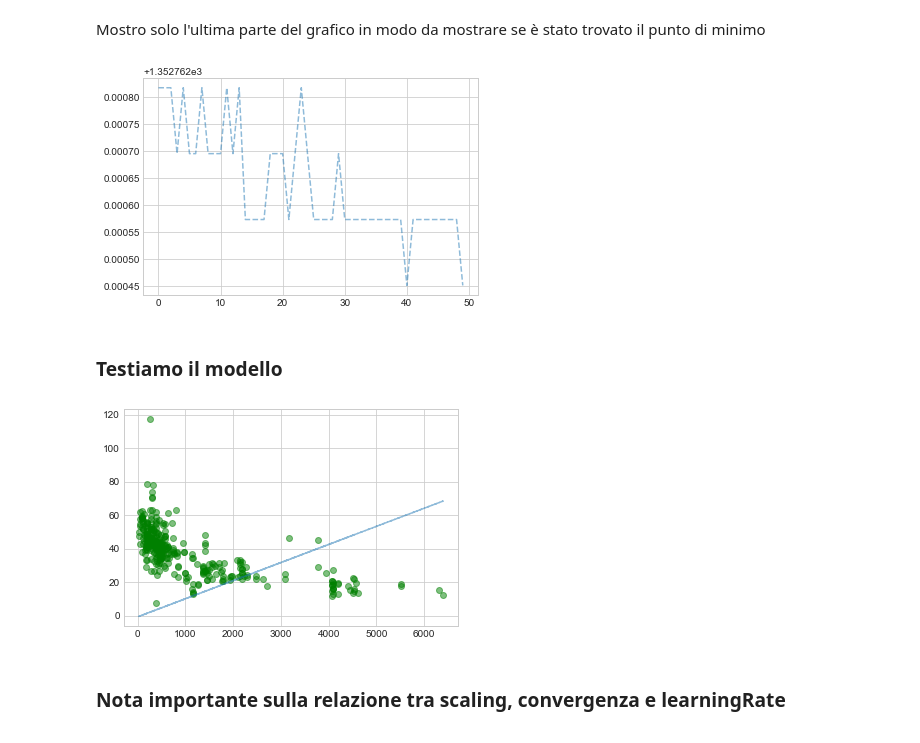
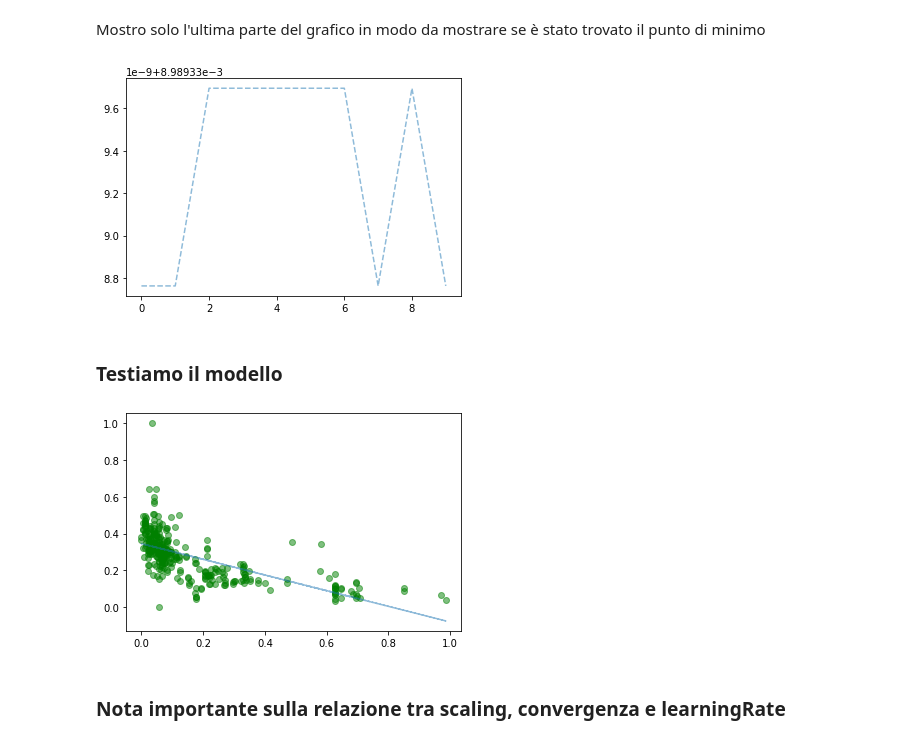
Before and after one commit to ermlau/NotebookML, a Jupyter notebook: 02 Linear Regression.ipynb, the cells around one changed output. Drawn from its saved outputs; the diff is of its cells as text; code cells hidden in the pictures.

```diff
--- a/Linear Regression.ipynb
+++ b/02 Linear Regression.ipynb
@@ -163,7 +173,7 @@ for epoch in range(epochs):
 
     # Cancella i buffer dei gradienti perché non vogliamo che alcun gradiente dell'epoca precedente venga portato avanti
     # in altre parole, non vogliamo cumulare i gradienti
-    optimizer.zero_grad()
+    StochasticGradientDescent.zero_grad()
     # l'accumulazione del gradiente è una tecnica che permette di superare i limiti del proprio hardware
     # creando tanti minibatch da un grande singolo batch e cumulando il gradiente per i minibatch
     # in questo modo è possibile aggiornare i pesi del modello solo alla fine del batch e non dei vari minibatch
@@ -174,14 +184,14 @@ for epoch in range(epochs):
     outputs = model(inputs)
 
     # otteniamo la perdita per l'output previsto
-    loss = criterion(outputs, labels)
+    loss = MeanSquaredError(outputs, labels)
     print(loss) # stampiamo le perdite
 
     # otteniamo i gradienti rispetto ai parametri
     loss.backward()
 
     # update parametri
-    optimizer.step()
+    StochasticGradientDescent.step()
 
     print('epoch {}, loss {}'.format(epoch, loss.item()))
 # %% [output]
@@ -251,19 +259,19 @@ my_data = np.genfromtxt('data/realestate.csv', delimiter=',', names=True)
 # %% [markdown]
 Prendiamo come esempio la distanza delle case rispetto alle stazioni di metro
 # %%
-x_data = np.array(my_data['X3_distance_to_the_nearest_MRT_station'], dtype=np.float32).reshape(-1, 1)
+x_data_orig = np.array(my_data['X3_distance_to_the_nearest_MRT_station'], dtype=np.float32).reshape(-1, 1)
 # X2_house_age, X3_distance_to_the_nearest_MRT_station, X4_number_of_convenience_stores
-y_data = np.array(my_data['Y_house_price_of_unit_area'], dtype=np.float32).reshape(-1, 1)
+y_data_orig = np.array(my_data['Y_house_price_of_unit_area'], dtype=np.float32).reshape(-1, 1)
 # %%
 # minmax scaling
 Scala = 1
-XMin = np.amin(x_data)
-XMax = np.amax(x_data)
-#x_data = ((x_data - XMin) / (XMax-XMin)) * Scala
+XMin = np.amin(x_data_orig)
+XMax = np.amax(x_data_orig)
+x_data = ((x_data_orig - XMin) / (XMax-XMin)) * Scala
 
-YMin = np.amin(y_data)
-YMax = np.amax(y_data)
-#y_data = ((y_data - YMin) / (YMax-YMin)) * Scala
+YMin = np.amin(y_data_orig)
+YMax = np.amax(y_data_orig)
+y_data = ((y_data_orig - YMin) / (YMax-YMin)) * Scala
 
 # è necessario fare lo scaling dei dati di x e y in modo da evitare il gradient explosion
 # senza fare lo scaling il loss và subito a nan dopo poche epoche
@@ -284,8 +292,8 @@ plt.show()
 inputDim = 1        # grandezza dimensione input x
 outputDim = 1       # grandezza dimensione output y
 #learningRate = 0.35  # 0.3
-learningRate = 0.000000001
-epochs = 2000        # 200
+learningRate = 0.3
+epochs = 400        # 200
 
 model2 = linearRegression(inputDim, outputDim) # istanzio la classe definita prima
 
@@ -379,13 +387,13 @@ plt.show()
 # %% [markdown]
 Mostro solo l'ultima parte del grafico in modo da mostrare se è stato trovato il punto di minimo
 # %%
-numPos = 50  # visualizzo le ultime 50 posizioni
+numPos = 10  # visualizzo le ultime 50 posizioni
 ZoomOnLastNumber = LossStory[(epochs-numPos):]
 plt.clf()
 plt.plot(range(numPos), ZoomOnLastNumber, '--', alpha=0.5)
 plt.show()
 # %% [output]
-[figure, old version]
+[figure, new version]
 # %% [markdown]
 ### Testiamo il modello
 # %%
@@ -405,7 +413,7 @@ plt.plot(x_train, y_train, 'go', label='True data', alpha=0.5) # disegno i punti
 plt.plot(x_train, predicted, '--', label='Predictions', alpha=0.5)
 plt.show()
 # %% [output]
-[figure, old version]
+[figure, new version]
 # %% [markdown]
 ### Nota importante sulla relazione tra scaling, convergenza e learningRate
 # %% [markdown]
```
Also changed, not shown: parts of 26 cells of this notebook, 5 other files.
